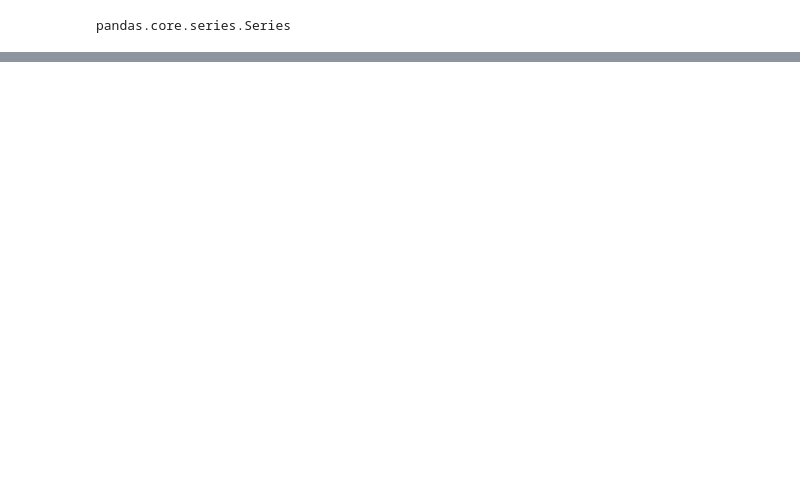
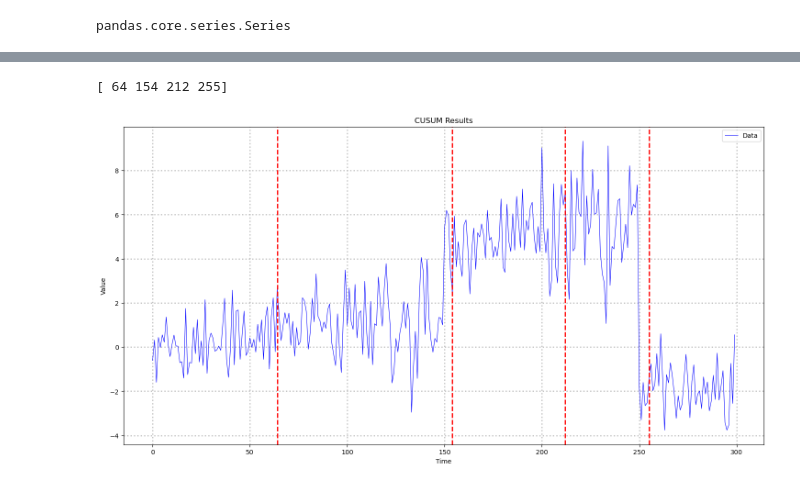
Before and after one commit to transferwise/tw-experimentation, a Jupyter notebook: lse_working_notebooks/CUSUM_Implementation.ipynb, the cells around one changed output, grey strips where cells are left out. Cells and saved outputs as stored; diff of their text form; code cells hidden in the pictures; blank space fills up the shorter version.

```diff
--- a/lse_working_notebooks/CUSUM_Implementation.ipynb
+++ b/lse_working_notebooks/CUSUM_Implementation.ipynb
@@ -40,5 +44,5 @@ plt.show()
 # %%
-y = a['value']
+y = a['value1']
 # %%
 type(y)
 # %% [output]
@@ -131,0 +184,3 @@ plt.show()
+# %%
+test.plot_checkpoint(y)
+# %% [output]
@@ -131,0 +192,2 @@ plt.show()
+[ 64 154 212 255]
+[figure, added]
```
Also changed, not shown: parts of 10 cells of this notebook.
